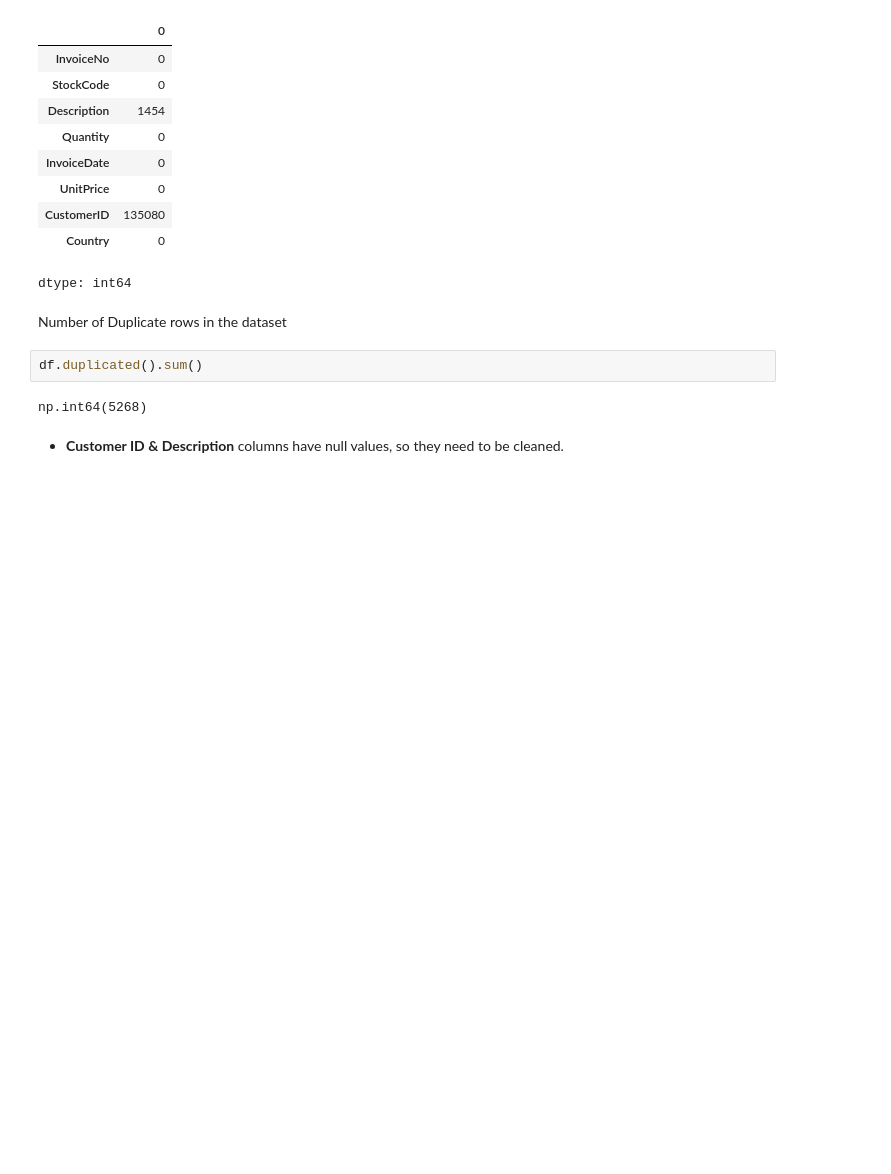
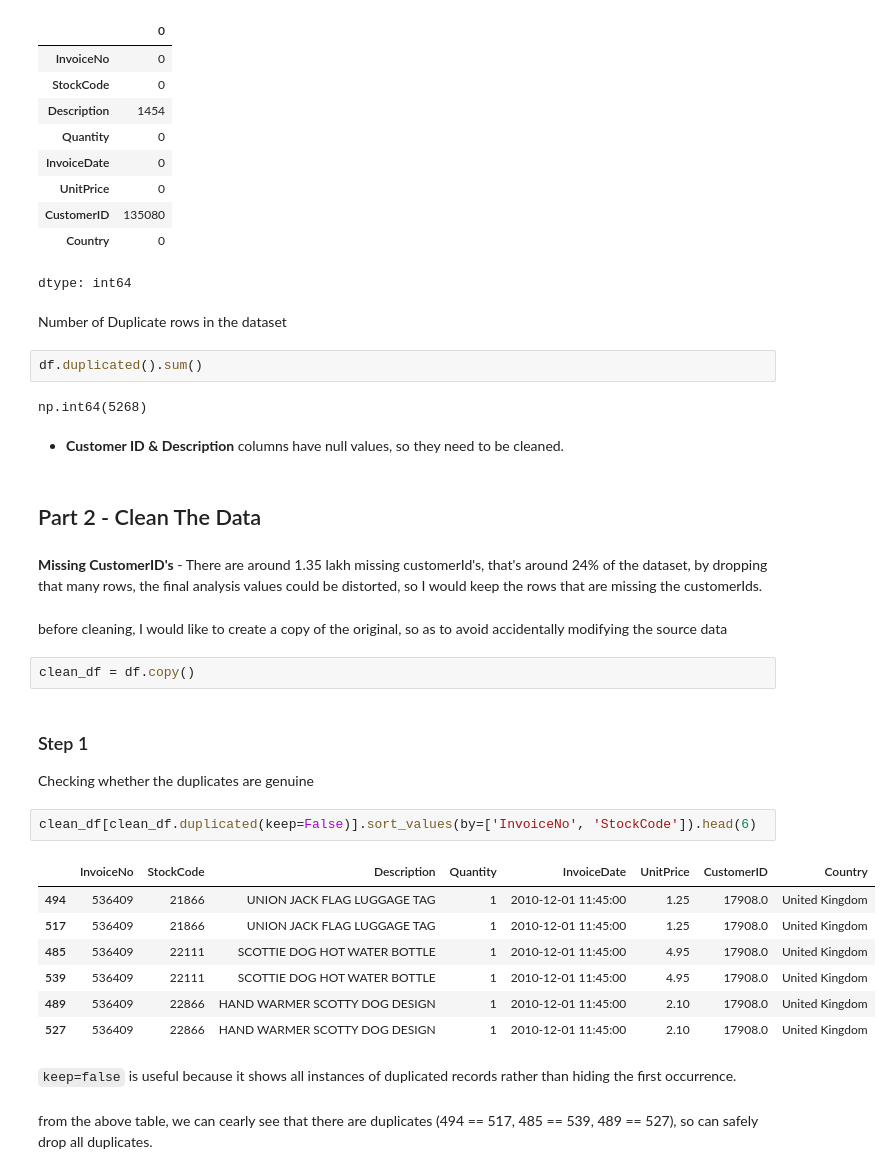
Before and after one commit to VishnuCodes96/Rebounce-Applied-AI-and-Analytics-Codes, a Jupyter notebook: python_301.ipynb, the cells around one changed output. Cells and saved outputs as stored; diff of their text form; blank space fills up the shorter version.

Commit message:
Finished Cleaning The Data

```diff
--- a/python_301.ipynb
+++ b/python_301.ipynb
@@ -84,3 +84,28 @@ df.duplicated().sum()
 np.int64(5268)
 # %% [markdown]
 * **Customer ID & Description** columns have null values, so they need to be cleaned.
+# %% [markdown]
+## Part 2 - Clean The Data
+# %% [markdown]
+**Missing CustomerID's** - There are around 1.35 lakh missing customerId's, that's around 24% of the dataset, by dropping that many rows, the final analysis values could be distorted, so I would keep the rows that are missing the customerIds.
+# %% [markdown]
+before cleaning, I would like to create a copy of the original, so as to avoid accidentally modifying the source data
+# %%
+clean_df = df.copy()
+# %% [markdown]
+### Step 1
+Checking whether the duplicates are genuine
+# %%
+clean_df[clean_df.duplicated(keep=False)].sort_values(by=['InvoiceNo', 'StockCode']).head(6)
+# %% [output]
+|  | InvoiceNo | StockCode | Description | Quantity | InvoiceDate | UnitPrice | CustomerID | Country |
+| 494 | 536409 | 21866 | UNION JACK FLAG LUGGAGE TAG | 1 | 2010-12-01 11:45:00 | 1.25 | 17908.0 | United Kingdom |
+| 517 | 536409 | 21866 | UNION JACK FLAG LUGGAGE TAG | 1 | 2010-12-01 11:45:00 | 1.25 | 17908.0 | United Kingdom |
+| 485 | 536409 | 22111 | SCOTTIE DOG HOT WATER BOTTLE | 1 | 2010-12-01 11:45:00 | 4.95 | 17908.0 | United Kingdom |
+| 539 | 536409 | 22111 | SCOTTIE DOG HOT WATER BOTTLE | 1 | 2010-12-01 11:45:00 | 4.95 | 17908.0 | United Kingdom |
+| 489 | 536409 | 22866 | HAND WARMER SCOTTY DOG DESIGN | 1 | 2010-12-01 11:45:00 | 2.10 | 17908.0 | United Kingdom |
+| 527 | 536409 | 22866 | HAND WARMER SCOTTY DOG DESIGN | 1 | 2010-12-01 11:45:00 | 2.10 | 17908.0 | United Kingdom |
+# %% [markdown]
+`keep=false` is useful because it shows all instances of duplicated records rather than hiding the first occurrence.
+# %% [markdown]
+from the above table, we can cearly see that there are duplicates (494 == 517, 485 == 539, 489 == 527), so can safely drop all duplicates.
```
Also changed, not shown: parts of 14 cells of this notebook.
